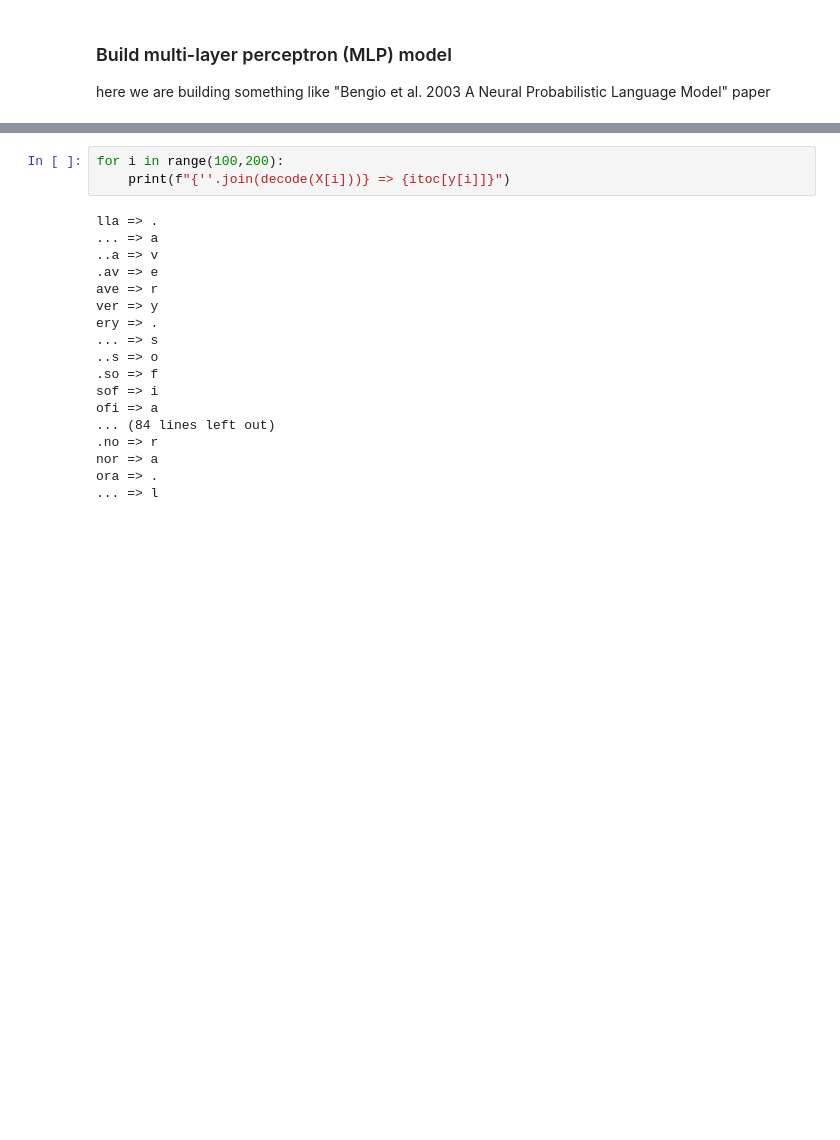
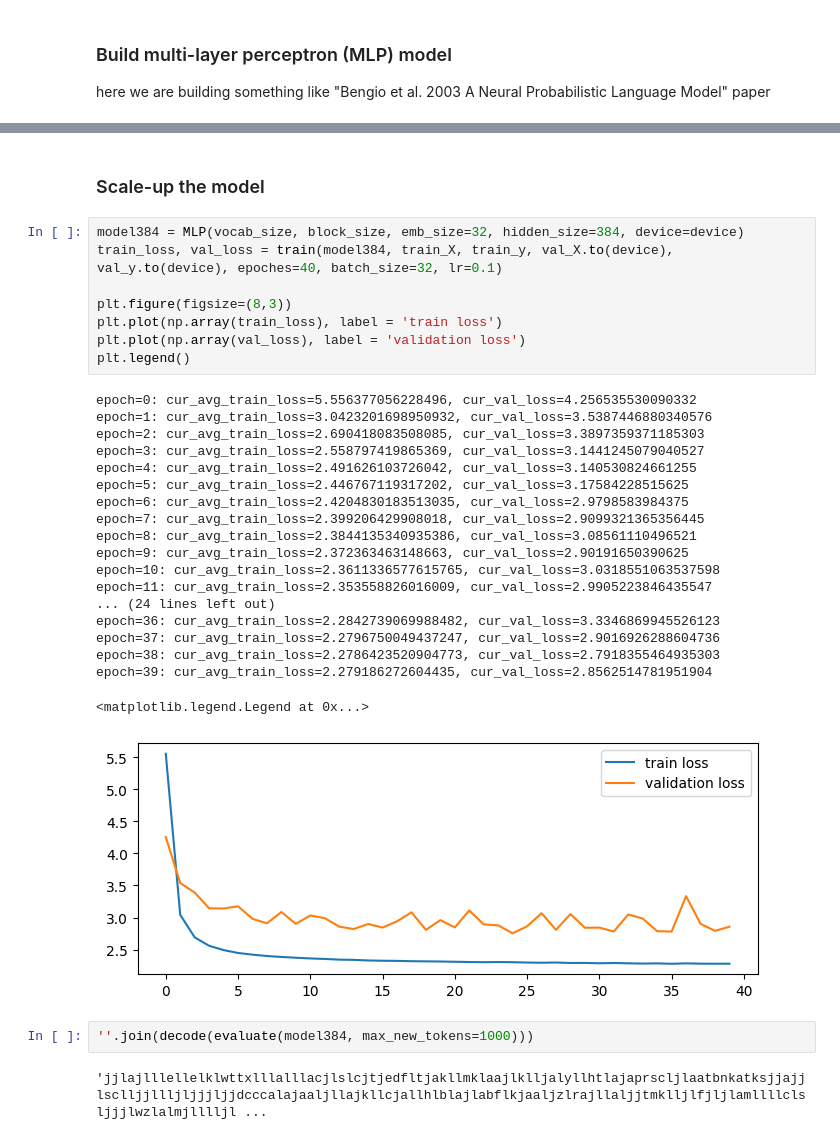
Before and after one commit to ReemBer/makemore-tutorial, a Jupyter notebook: MLP.ipynb, the cells around one changed output, grey strips where cells are left out. Drawn from its saved outputs; the diff is of its cells as text; blank space fills up the shorter version.

Commit message:
- add scaled model - add train/validation split

```diff
--- a/MLP.ipynb
+++ b/MLP.ipynb
@@ -195,21 +195,34 @@ def evaluate(model, max_new_tokens=100):
-# %%
-for i in range(100,200):
-    print(f"{''.join(decode(X[i]))} => {itoc[y[i]]}")
-# %% [output]
-lla => .
-... => a
-..a => v
-.av => e
-ave => r
-ver => y
-ery => .
-... => s
-..s => o
-.so => f
-sof => i
-ofi => a
-... (84 lines left out)
-.no => r
-nor => a
-ora => .
-... => l
+# %% [markdown]
+### Scale-up the model
+# %%
+model384 = MLP(vocab_size, block_size, emb_size=32, hidden_size=384, device=device)
+train_loss, val_loss = train(model384, train_X, train_y, val_X.to(device), val_y.to(device), epoches=40, batch_size=32, lr=0.1)
+
+plt.figure(figsize=(8,3))
+plt.plot(np.array(train_loss), label = 'train loss')
+plt.plot(np.array(val_loss), label = 'validation loss')
+plt.legend()
+# %% [output]
+epoch=0: cur_avg_train_loss=5.556377056228496, cur_val_loss=4.256535530090332
+epoch=1: cur_avg_train_loss=3.0423201698950932, cur_val_loss=3.5387446880340576
+epoch=2: cur_avg_train_loss=2.690418083508085, cur_val_loss=3.3897359371185303
+epoch=3: cur_avg_train_loss=2.558797419865369, cur_val_loss=3.1441245079040527
+epoch=4: cur_avg_train_loss=2.491626103726042, cur_val_loss=3.140530824661255
+epoch=5: cur_avg_train_loss=2.446767119317202, cur_val_loss=3.17584228515625
+epoch=6: cur_avg_train_loss=2.4204830183513035, cur_val_loss=2.9798583984375
+epoch=7: cur_avg_train_loss=2.399206429908018, cur_val_loss=2.9099321365356445
+epoch=8: cur_avg_train_loss=2.3844135340935386, cur_val_loss=3.08561110496521
+epoch=9: cur_avg_train_loss=2.372363463148663, cur_val_loss=2.90191650390625
+epoch=10: cur_avg_train_loss=2.3611336577615765, cur_val_loss=3.0318551063537598
+epoch=11: cur_avg_train_loss=2.353558826016009, cur_val_loss=2.9905223846435547
+... (24 lines left out)
+epoch=36: cur_avg_train_loss=2.2842739069988482, cur_val_loss=3.3346869945526123
+epoch=37: cur_avg_train_loss=2.2796750049437247, cur_val_loss=2.9016926288604736
+epoch=38: cur_avg_train_loss=2.2786423520904773, cur_val_loss=2.7918355464935303
+epoch=39: cur_avg_train_loss=2.279186272604435, cur_val_loss=2.8562514781951904
+<matplotlib.legend.Legend at 0x...>
+[figure, added]
+# %%
+''.join(decode(evaluate(model384, max_new_tokens=1000)))
+# %% [output]
+'jjlajlllellelklwttxlllalllacjlslcjtjedfltjakllmklaajlklljalyllhtlajaprscljlaatbnkatksjjajjlsclljjllljljjjljjdcccalajaaljllajkllcjallhlblajlabflkjaaljzlrajllaljjtmklljlfjljlamllllclsljjjlwzlalmjlllljl ...
```
Also changed, not shown: parts of 9 cells of this notebook.
